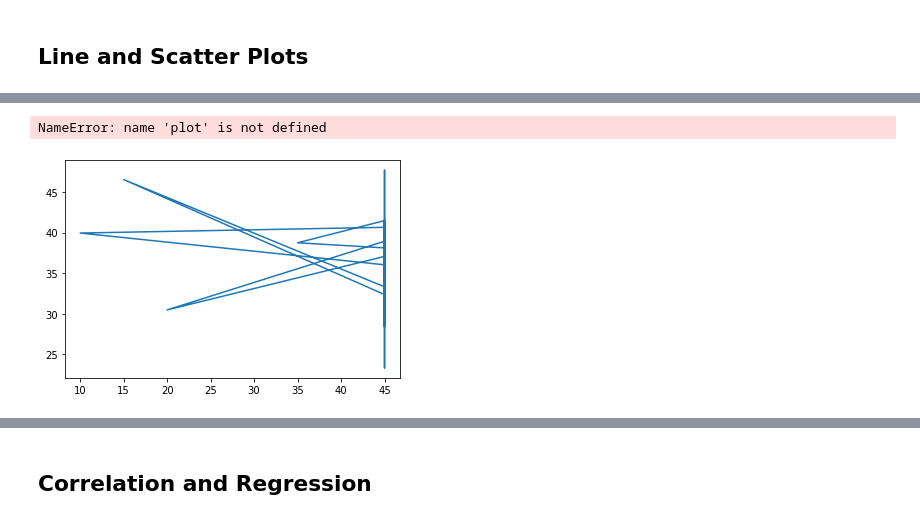
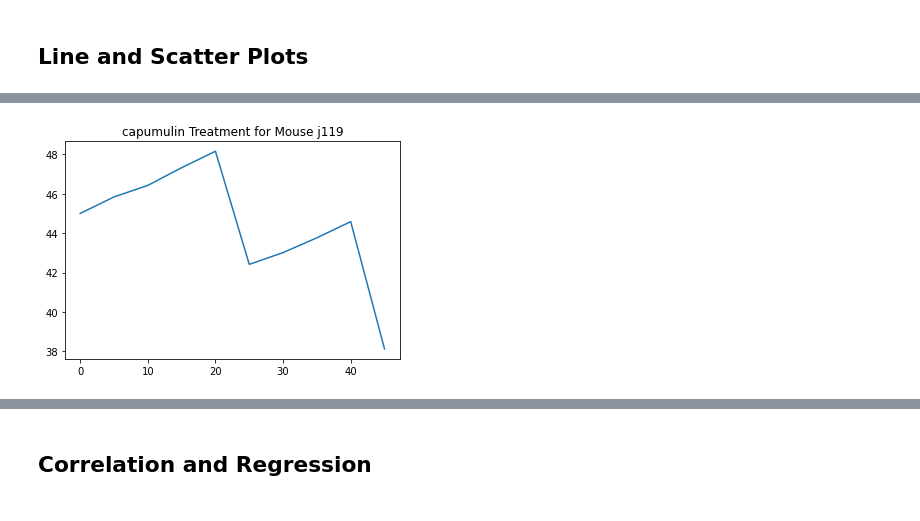
Before and after one commit to dorisakpovwa/Matplotlib_challenge, a Jupyter notebook: Pymaceuticals/pymaceuticals_starter.ipynb, the cells around one changed output, grey strips where cells are left out. Cells and saved outputs as stored; diff of their text form; code cells hidden in the pictures.

```diff
--- a/Pymaceuticals/pymaceuticals_starter.ipynb
+++ b/Pymaceuticals/pymaceuticals_starter.ipynb
@@ -79,7 +79,7 @@ mice_no_study
 # Optional: Get all the data for the duplicate mouse ID.
 # %%
 # Create a clean DataFrame by dropping the duplicate mouse by its ID.
-newmousedata = comb_mousestudy_df.drop_duplicates(subset=['Mouse ID', 'Timepoint'], keep="first")
+newmousedata = comb_mousestudy_df.drop_duplicates(subset=['Mouse ID', 'Timepoint'])
 newmousedata
 # %% [output]
 |  | Mouse ID | Drug Regimen | Sex | Age_months | Weight (g) | Timepoint | Tumor Volume (mm3) | ... |
@@ -425,6 +456,8 @@ Ceftamin's potential outliers: Series([], Name: Tumor Volume (mm3), dtype: float
 # %%
 # Generate a line plot of tumor volume vs. time point for a mouse treated with Capomulin
 # Determne time point for mice treated with Capomulin
-Capomulin_tpt= mergedtr_data.loc[mergedtr_data["Drug Regimen"] == "Capomulin", 'Timepoint']
+#Capomulin_tpt= mergedtr_data.loc[mergedtr_data["Drug Regimen"] == "Capomulin"]
+#Capomulin_tpt= mergedtr_data.loc[mergedtr_data["Drug Regimen"] == "Capomulin", 'Timepoint']
+Capomulin_tpt= newmousedata.loc[newmousedata["Drug Regimen"] == "Capomulin"]
 Capomulin_tpt
 # %% [output]
@@ -447,0 +495,3 @@ Name: Timepoint, dtype: int64
+# %%
+datamouse = Capomulin_tpt.loc[Capomulin_tpt['Mouse ID']== 'j119']
+datamouse
@@ -470,12 +532,16 @@ Name: Tumor Volume (mm3), dtype: float64
 # %%
 # Generate a line plot of tumor volume vs. time point for a mouse treated with Capomulin
 #set x_axis as timepoints
-x_axis = Capomulin_tpt
-y = Capomulin_tumor
+x_axis = datamouse['Timepoint']
+y = datamouse['Tumor Volume (mm3)']
+
 plt.plot(x_axis, y)
-plot.show()
+plt.title("capumulin Treatment for Mouse j119")
+plt.show()
+
+
+#y = Capomulin_tumor
 # %% [output]
-NameError: name 'plot' is not defined
-[figure, old version]
+[figure, new version]
 # %%
 # Adds a legend and sets its location to the lower right
```
Also changed, not shown: parts of 19 cells of this notebook.
